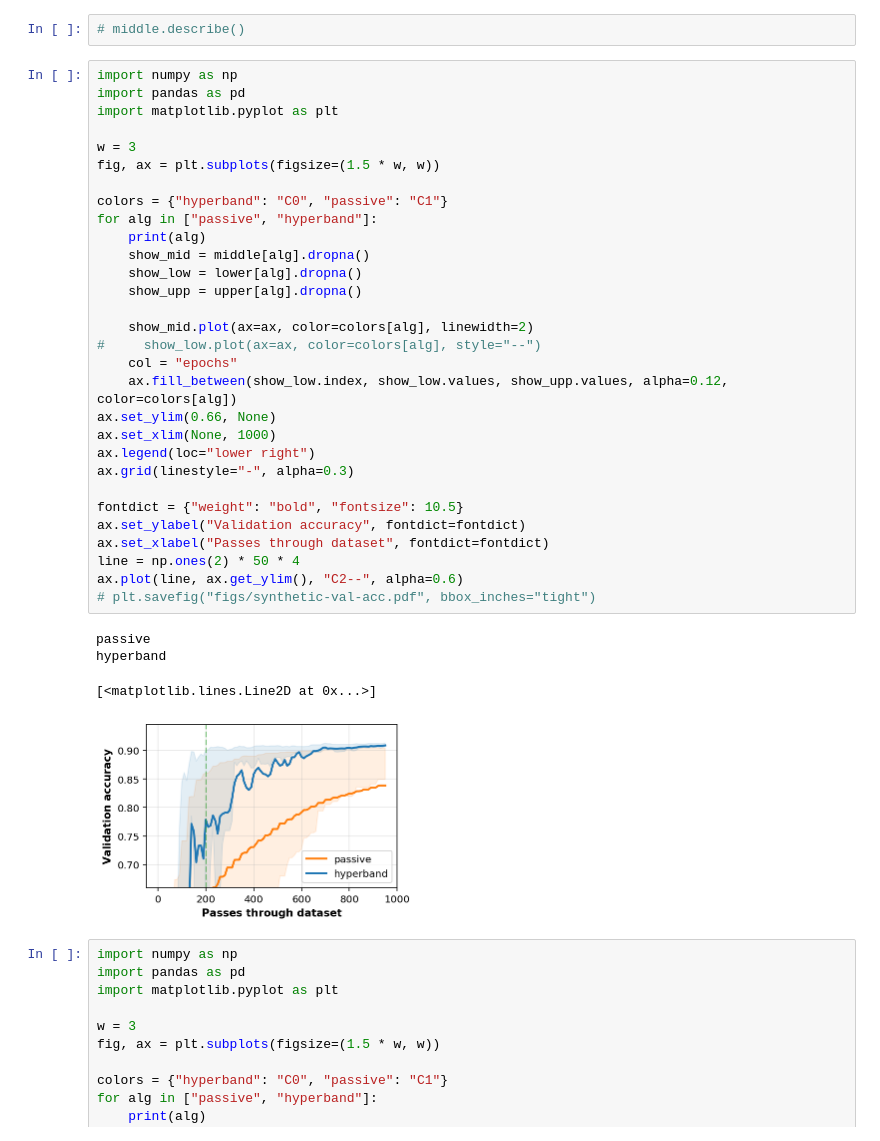
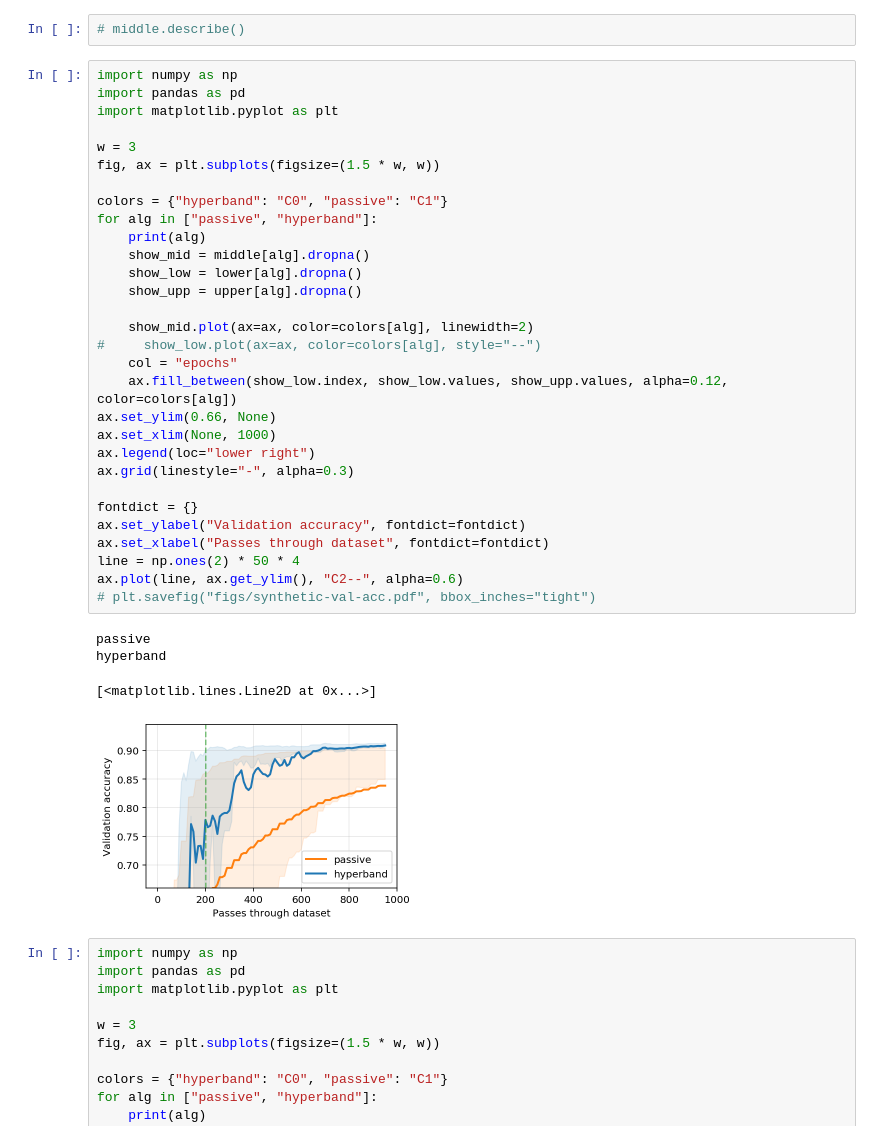
Before and after one commit to stsievert/dask-hyperband-comparison, a Jupyter notebook: synthetic/Synthetic-viz.ipynb, the cells around one changed output. Drawn from its saved outputs; the diff is of its cells as text.

```diff
--- a/synthetic/Synthetic-viz.ipynb
+++ b/synthetic/Synthetic-viz.ipynb
@@ -223,35 +223,35 @@ import pandas as pd
 import matplotlib.pyplot as plt
 
 w = 3
 fig, ax = plt.subplots(figsize=(1.5 * w, w))
 
 colors = {"hyperband": "C0", "passive": "C1"}
 for alg in ["passive", "hyperband"]:
     print(alg)
     show_mid = middle[alg].dropna()
     show_low = lower[alg].dropna()
     show_upp = upper[alg].dropna()
 
     show_mid.plot(ax=ax, color=colors[alg], linewidth=2)
 #     show_low.plot(ax=ax, color=colors[alg], style="--")
     col = "epochs"
     ax.fill_between(show_low.index, show_low.values, show_upp.values, alpha=0.12, color=colors[alg])
 ax.set_ylim(0.66, None)
 ax.set_xlim(None, 1000)
 ax.legend(loc="lower right")
 ax.grid(linestyle="-", alpha=0.3)
 
-fontdict = {"weight": "bold", "fontsize": 10.5}
+fontdict = {}
 ax.set_ylabel("Validation accuracy", fontdict=fontdict)
 ax.set_xlabel("Passes through dataset", fontdict=fontdict)
 line = np.ones(2) * 50 * 4
 ax.plot(line, ax.get_ylim(), "C2--", alpha=0.6)
 # plt.savefig("figs/synthetic-val-acc.pdf", bbox_inches="tight")
 # %% [output]
 passive
 hyperband
 [<matplotlib.lines.Line2D at 0x...>]
-[figure, old version]
+[figure, new version]
 # %%
 import numpy as np
 import pandas as pd
```
Also changed, not shown: 9 other files.
